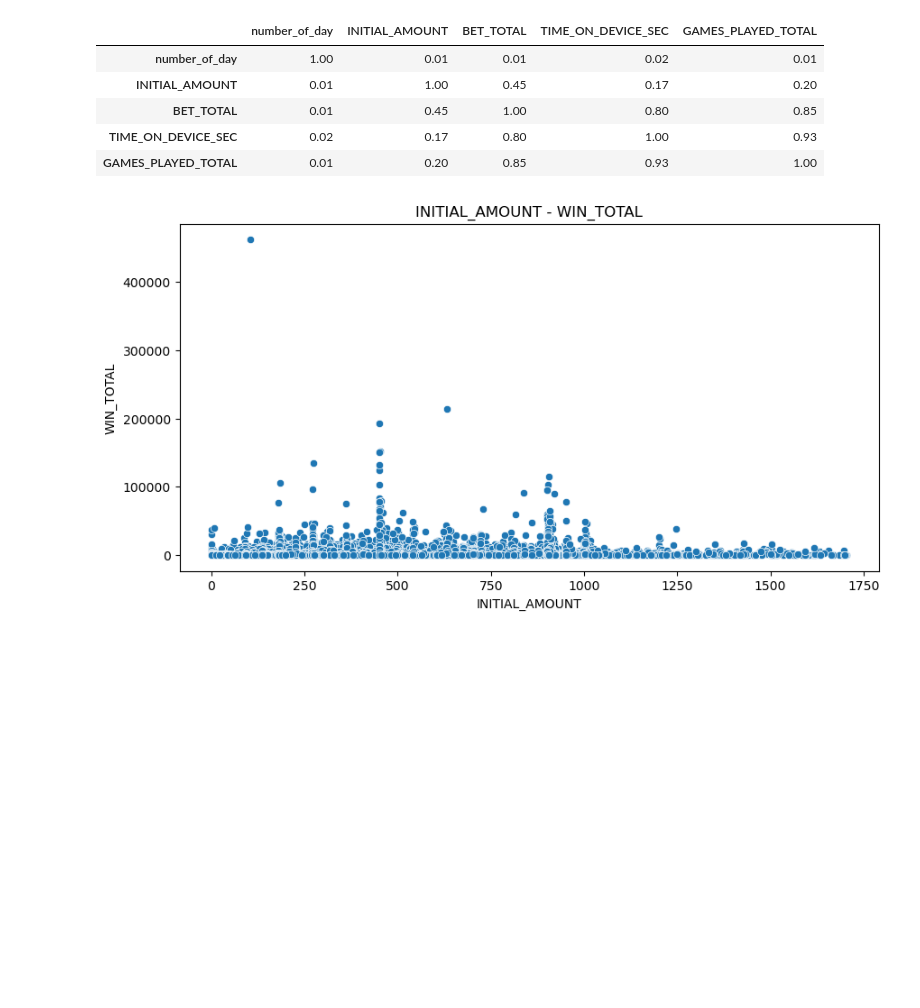
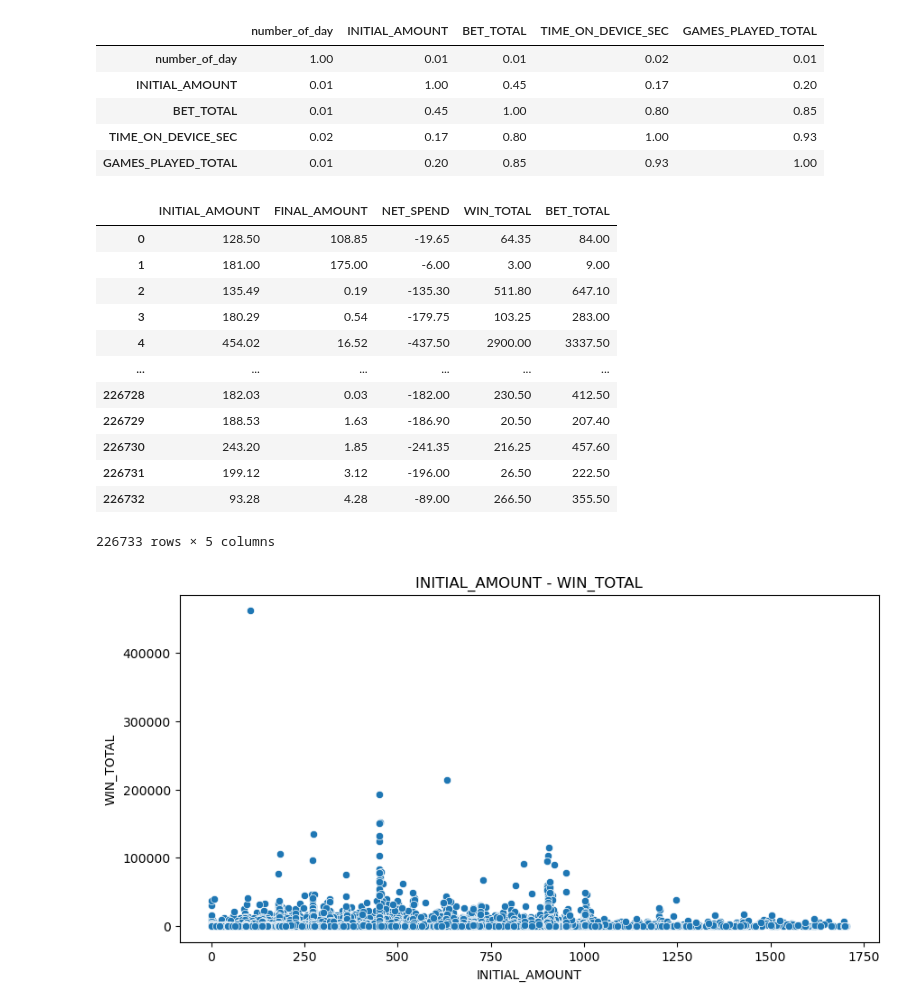
Before and after one commit to rodrigo-espino/ModelosFoliatti, a Jupyter notebook: notebooks/modelos_prediccion/Win Total Prediction/win_total_pred.ipynb, the cells around one changed output. Drawn from its saved outputs; the diff is of its cells as text; code cells hidden in the pictures; blank space fills up the shorter version.

```diff
--- a/notebooks/modelos_prediccion/Win Total Prediction/win_total_pred.ipynb
+++ b/notebooks/modelos_prediccion/Win Total Prediction/win_total_pred.ipynb
@@ -52,6 +52,22 @@ df_data_general[['number_of_day', 'INITIAL_AMOUNT', 'BET_TOTAL', 'TIME_ON_DEVICE
 | GAMES_PLAYED_TOTAL | 0.01 | 0.20 | 0.85 | 0.93 | 1.00 |
 # %%
 df_data_general['NET_SPEND'] = df_data_general['FINAL_AMOUNT'] - df_data_general['INITIAL_AMOUNT']
+# %%
+df_data_general[['INITIAL_AMOUNT', 'FINAL_AMOUNT','NET_SPEND', 'WIN_TOTAL', 'BET_TOTAL']]
+# %% [output]
+|  | INITIAL_AMOUNT | FINAL_AMOUNT | NET_SPEND | WIN_TOTAL | BET_TOTAL |
+| 0 | 128.50 | 108.85 | -19.65 | 64.35 | 84.00 |
+| 1 | 181.00 | 175.00 | -6.00 | 3.00 | 9.00 |
+| 2 | 135.49 | 0.19 | -135.30 | 511.80 | 647.10 |
+| 3 | 180.29 | 0.54 | -179.75 | 103.25 | 283.00 |
+| 4 | 454.02 | 16.52 | -437.50 | 2900.00 | 3337.50 |
+| ... | ... | ... | ... | ... | ... |
+| 226728 | 182.03 | 0.03 | -182.00 | 230.50 | 412.50 |
+| 226729 | 188.53 | 1.63 | -186.90 | 20.50 | 207.40 |
+| 226730 | 243.20 | 1.85 | -241.35 | 216.25 | 457.60 |
+| 226731 | 199.12 | 3.12 | -196.00 | 26.50 | 222.50 |
+| 226732 | 93.28 | 4.28 | -89.00 | 266.50 | 355.50 |
+226733 rows × 5 columns
 # %%
 df_data_general['TIME_ON_DEVICE_MIN'] = df_data_general['TIME_ON_DEVICE_SEC'] / 60
 # %%
```
Also changed, not shown: parts of 2 cells of this notebook, 21 other files.
